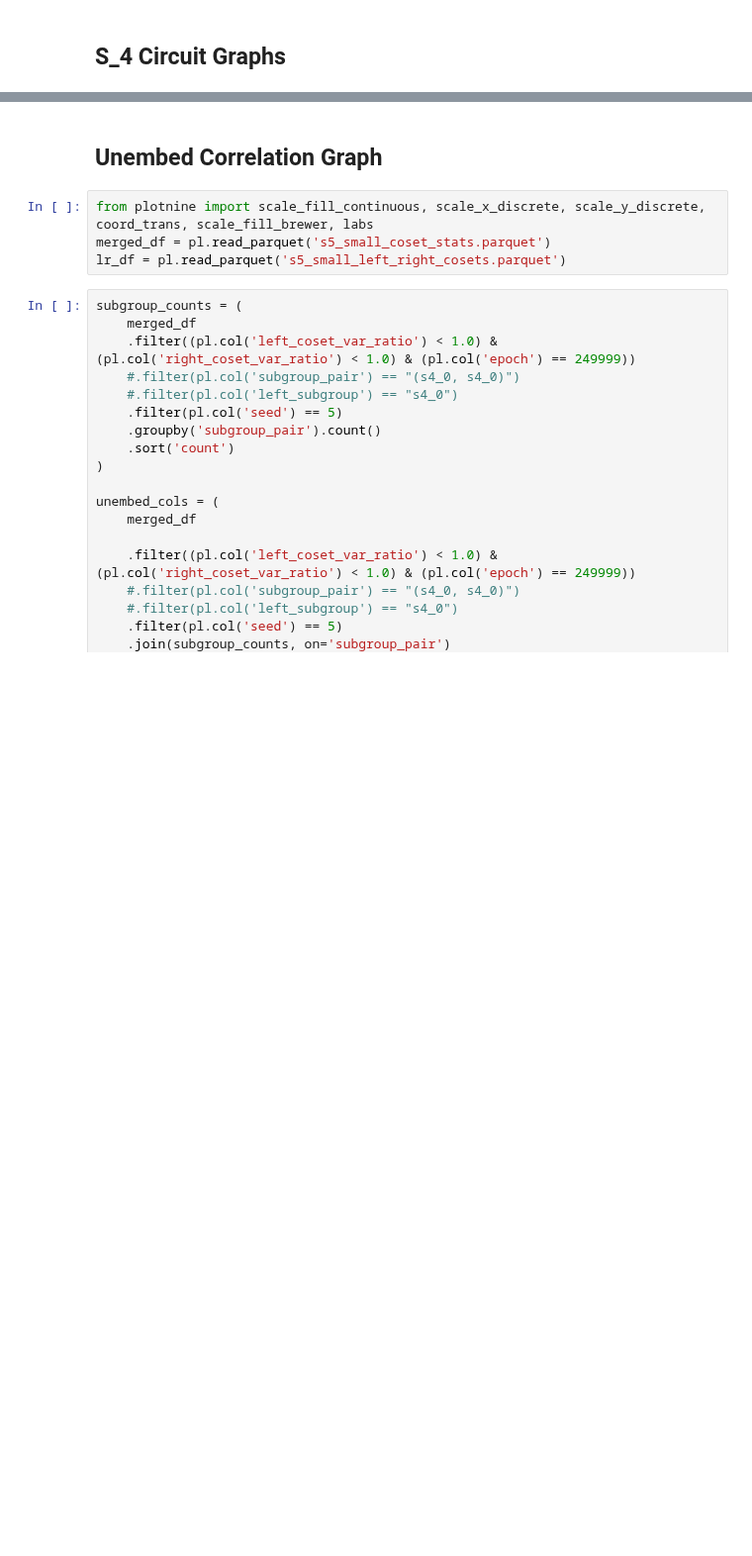
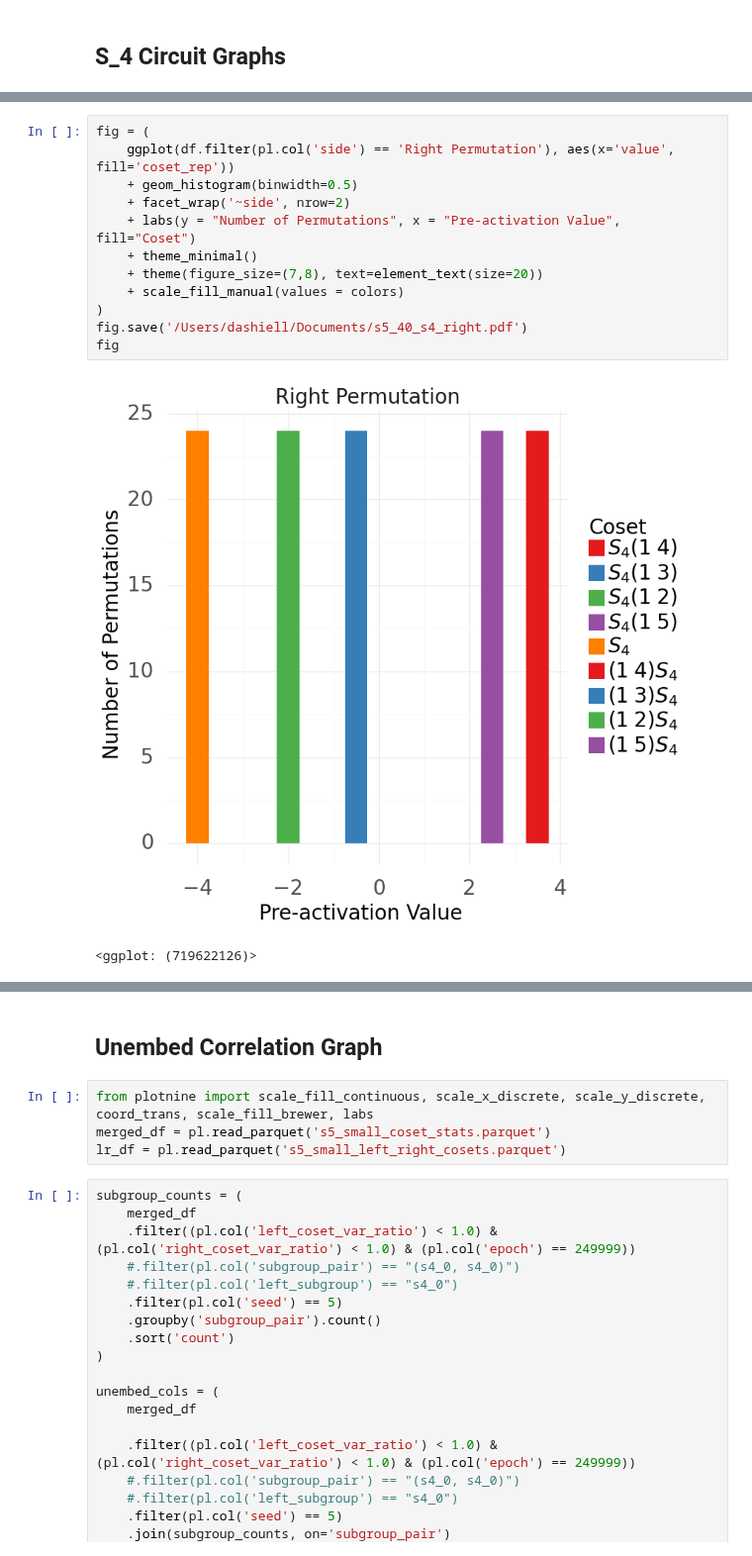
Before and after one commit to dashstander/sn-grok, a Jupyter notebook: notebooks/paper_graphs.ipynb, the cells around one changed output, grey strips where cells are left out. Shown at 99% size. Cells and saved outputs as stored; diff of their text form; blank space fills up the shorter version.

```diff
--- a/notebooks/paper_graphs.ipynb
+++ b/notebooks/paper_graphs.ipynb
@@ -444,3 +447,18 @@ fig
+# %%
+fig = (
+    ggplot(df.filter(pl.col('side') == 'Right Permutation'), aes(x='value', fill='coset_rep'))
+    + geom_histogram(binwidth=0.5)
+    + facet_wrap('~side', nrow=2)
+    + labs(y = "Number of Permutations", x = "Pre-activation Value", fill="Coset")
+    + theme_minimal()
+    + theme(figure_size=(7,8), text=element_text(size=20))
+    + scale_fill_manual(values = colors)
+)
+fig.save('/Users/dashiell/Documents/s5_40_s4_right.pdf')
+fig
+# %% [output]
+[figure, added]
+<ggplot: (719622126)>
 # %%
 
 dflin = (
```
Also changed, not shown: parts of 9 cells of this notebook.
